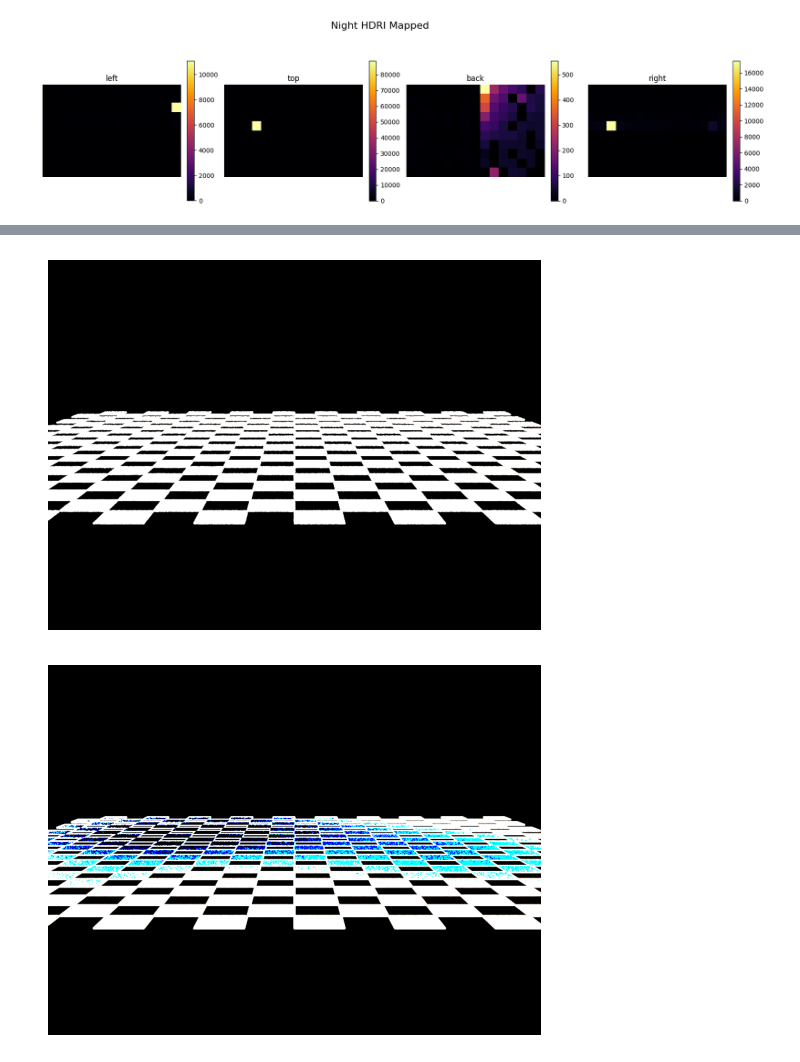
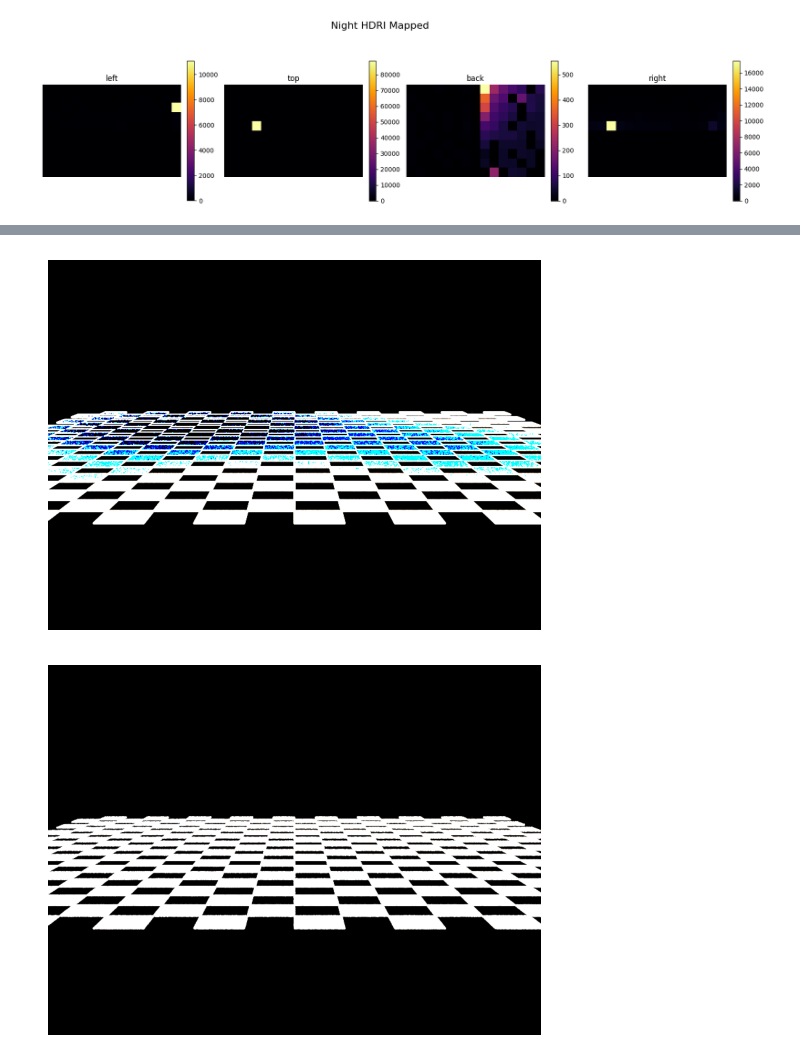
Before and after one commit to kkxthyl/WalmartRGB, a Jupyter notebook: cube/hdri_to_points.ipynb, the cells around one changed output, grey strips where cells are left out. Saved outputs shown, nothing was run; the diff lists cells and outputs as text; code cells hidden in the pictures.

Commit message:
fixed rendering call

```diff
--- a/cube/hdri_to_points.ipynb
+++ b/cube/hdri_to_points.ipynb
@@ -228,6 +228,8 @@ def create_hdri_ref(base_scene_dict, hdri_path):
     plt.grid(False)
     plt.axis('off')
     plt.imshow(bitmap)
+
+    return img
 # %%
 from sklearn.cluster import KMeans
 from scipy.spatial import cKDTree
@@ -340,10 +346,11 @@ plot_emitter_luminance(e2, [pos for _, pos in all_pos], title="Night HDRI Mapped
 # %%
-sd = render_scene(emitters, save_path=None)
 sample_ref = create_hdri_ref(sd, "../sample_hdri.exr")
-sample_mapped = apply_hdri("../sample_hdri.exr", emitters, [pos for _, pos in all_pos])
+e1 = apply_hdri("../sample_hdri.exr", emitters, [pos for _, pos in all_pos])
+sample_mapped = render_scene(e1, save_path=None)
 
 night_ref = create_hdri_ref(sd, "../night_hdri.exr")
-night_mapped = apply_hdri("../night_hdri.exr", emitters, [pos for _, pos in all_pos])
+e2 = apply_hdri("../night_hdri.exr", emitters, [pos for _, pos in all_pos])
+night_mapped = render_scene(e2, save_path=None)
 # %% [output]
-[figure, old version]
+[figure, new version]
-[figure, old version]
+[figure, new version]
```
Also changed, not shown: parts of 1 cell of this notebook.
